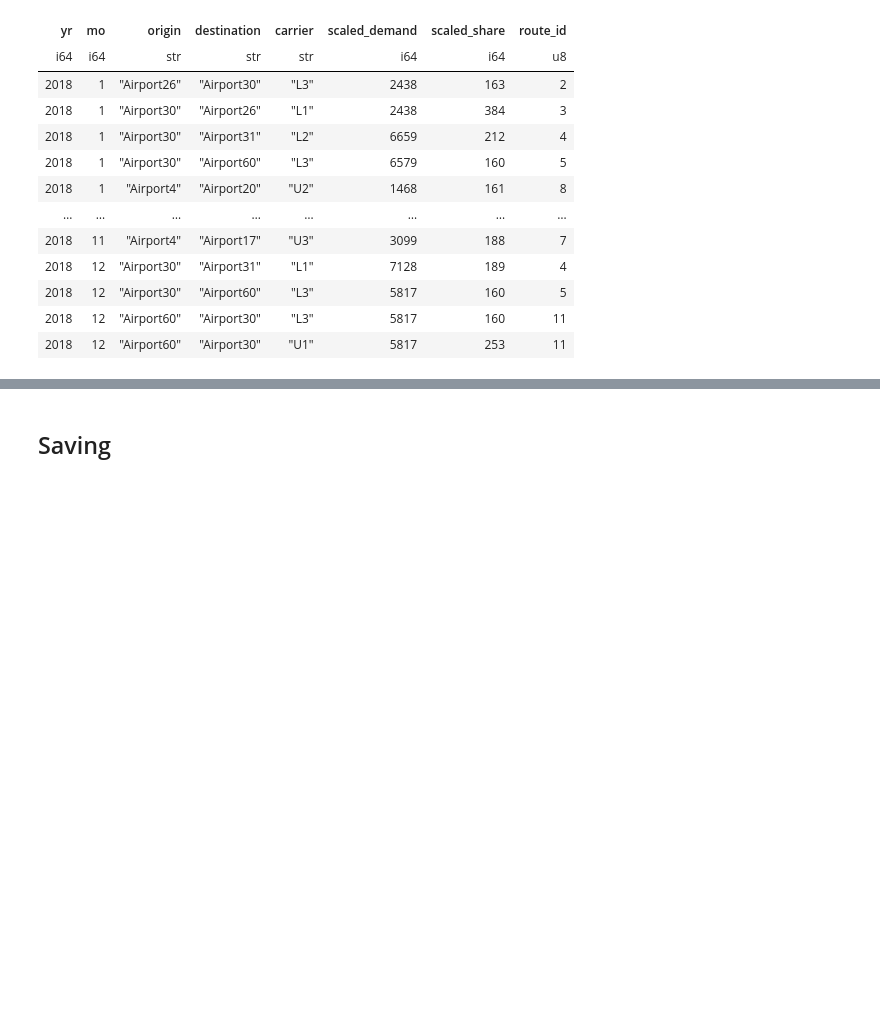
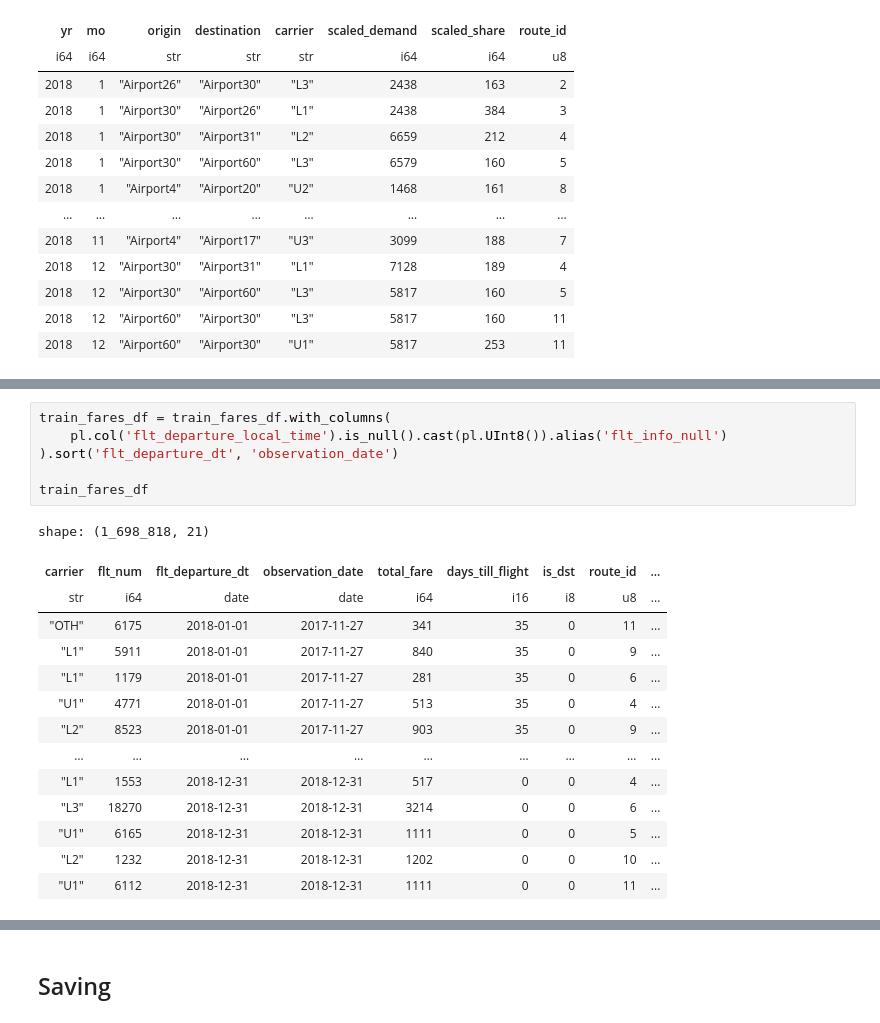
Before and after one commit to mayur7garg/FarePrediction, a Jupyter notebook: src/02 Preprocessing.ipynb, the cells around one changed output, grey strips where cells are left out. Saved outputs shown, nothing was run; the diff lists cells and outputs as text; blank space fills up the shorter version.

Commit message:
Added flt info missing col

```diff
--- a/src/02 Preprocessing.ipynb
+++ b/src/02 Preprocessing.ipynb
@@ -1100,3 +1100,24 @@ shape: (1_698_818, 20)
+# %%
+train_fares_df = train_fares_df.with_columns(
+    pl.col('flt_departure_local_time').is_null().cast(pl.UInt8()).alias('flt_info_null')
+).sort('flt_departure_dt', 'observation_date')
+
+train_fares_df
+# %% [output]
+shape: (1_698_818, 21)
+| carrier | flt_num | flt_departure_dt | observation_date | total_fare | days_till_flight | is_dst | route_id | ... |
+| str | i64 | date | date | i64 | i16 | i8 | u8 | ... |
+| "OTH" | 6175 | 2018-01-01 | 2017-11-27 | 341 | 35 | 0 | 11 | ... |
+| "L1" | 5911 | 2018-01-01 | 2017-11-27 | 840 | 35 | 0 | 9 | ... |
+| "L1" | 1179 | 2018-01-01 | 2017-11-27 | 281 | 35 | 0 | 6 | ... |
+| "U1" | 4771 | 2018-01-01 | 2017-11-27 | 513 | 35 | 0 | 4 | ... |
+| "L2" | 8523 | 2018-01-01 | 2017-11-27 | 903 | 35 | 0 | 9 | ... |
+| … | … | … | … | … | … | … | … | ... |
+| "L1" | 1553 | 2018-12-31 | 2018-12-31 | 517 | 0 | 0 | 4 | ... |
+| "L3" | 18270 | 2018-12-31 | 2018-12-31 | 3214 | 0 | 0 | 6 | ... |
+| "U1" | 6165 | 2018-12-31 | 2018-12-31 | 1111 | 0 | 0 | 5 | ... |
+| "L2" | 1232 | 2018-12-31 | 2018-12-31 | 1202 | 0 | 0 | 10 | ... |
+| "U1" | 6112 | 2018-12-31 | 2018-12-31 | 1111 | 0 | 0 | 11 | ... |
 # %%
 train_fares_df.describe()
 # %% [output]
```
Also changed, not shown: parts of 13 cells of this notebook.
